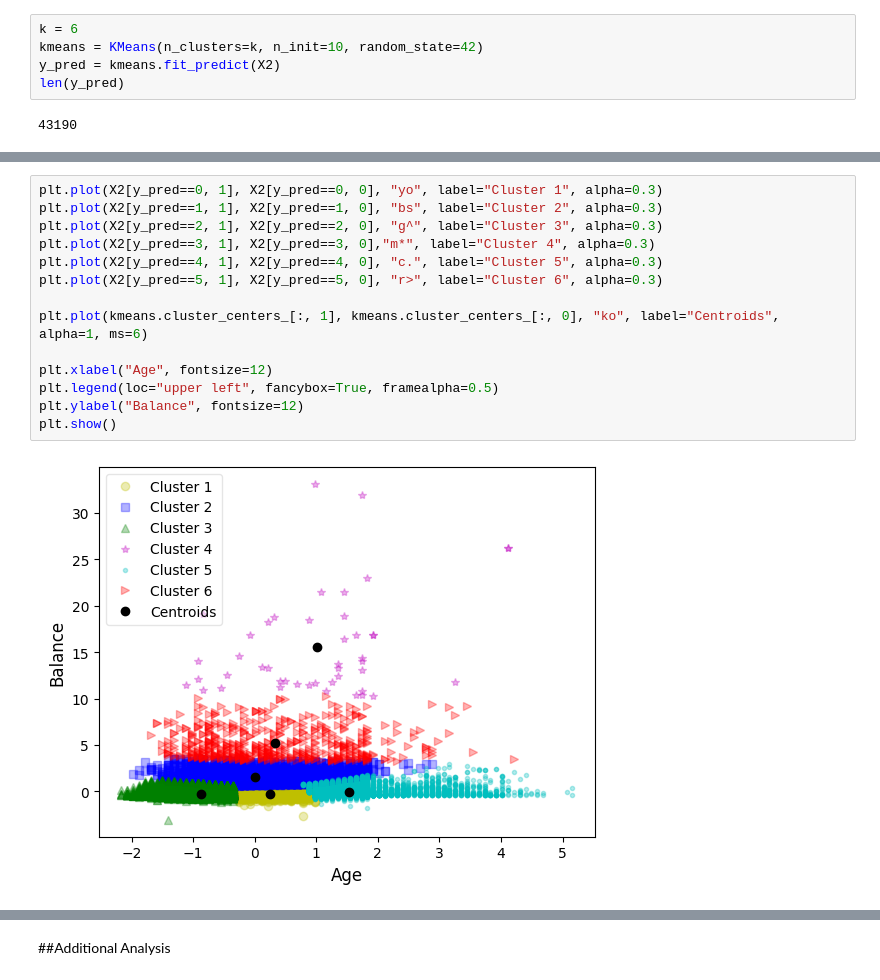
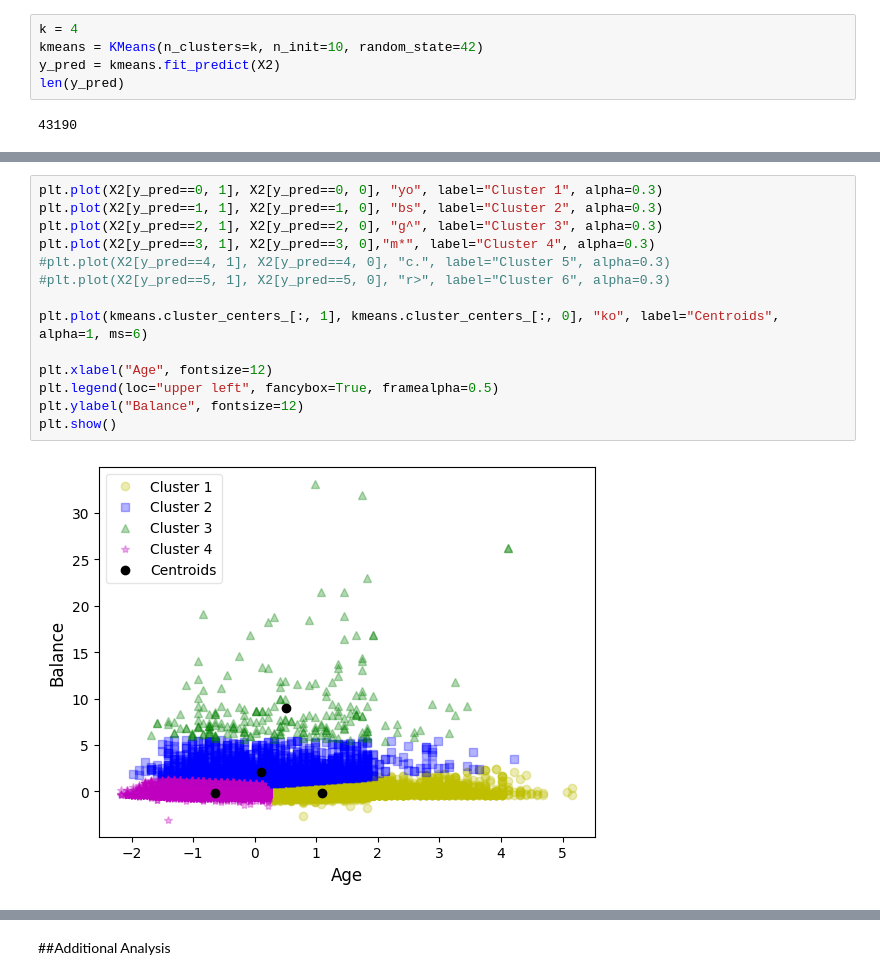
Before and after one commit to thaladikary/ml-assignment-1, a Jupyter notebook: Assignment1.ipynb, the cells around one changed output, grey strips where cells are left out. Cells and saved outputs as stored; diff of their text form.

```diff
--- a/Assignment1.ipynb
+++ b/Assignment1.ipynb
@@ -560,5 +549,5 @@ plt.show()
 # %%
-k = 6
+k = 4
 kmeans = KMeans(n_clusters=k, n_init=10, random_state=42)
 y_pred = kmeans.fit_predict(X2)
 len(y_pred)
@@ -576,16 +584,16 @@ array([[-2.44896563e-01,  2.49031985e-01],
 # %%
 plt.plot(X2[y_pred==0, 1], X2[y_pred==0, 0], "yo", label="Cluster 1", alpha=0.3)
 plt.plot(X2[y_pred==1, 1], X2[y_pred==1, 0], "bs", label="Cluster 2", alpha=0.3)
 plt.plot(X2[y_pred==2, 1], X2[y_pred==2, 0], "g^", label="Cluster 3", alpha=0.3)
 plt.plot(X2[y_pred==3, 1], X2[y_pred==3, 0],"m*", label="Cluster 4", alpha=0.3)
-plt.plot(X2[y_pred==4, 1], X2[y_pred==4, 0], "c.", label="Cluster 5", alpha=0.3)
-plt.plot(X2[y_pred==5, 1], X2[y_pred==5, 0], "r>", label="Cluster 6", alpha=0.3)
+#plt.plot(X2[y_pred==4, 1], X2[y_pred==4, 0], "c.", label="Cluster 5", alpha=0.3)
+#plt.plot(X2[y_pred==5, 1], X2[y_pred==5, 0], "r>", label="Cluster 6", alpha=0.3)
 
 plt.plot(kmeans.cluster_centers_[:, 1], kmeans.cluster_centers_[:, 0], "ko", label="Centroids", alpha=1, ms=6)
 
 plt.xlabel("Age", fontsize=12)
 plt.legend(loc="upper left", fancybox=True, framealpha=0.5)
 plt.ylabel("Balance", fontsize=12)
 plt.show()
 # %% [output]
-[figure, old version]
+[figure, new version]
```
Also changed, not shown: parts of 72 cells of this notebook.
